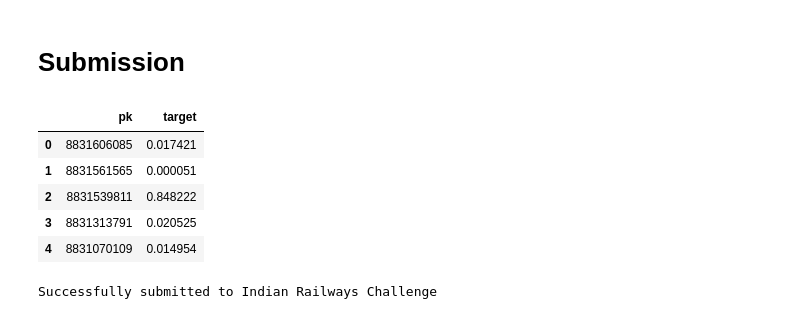
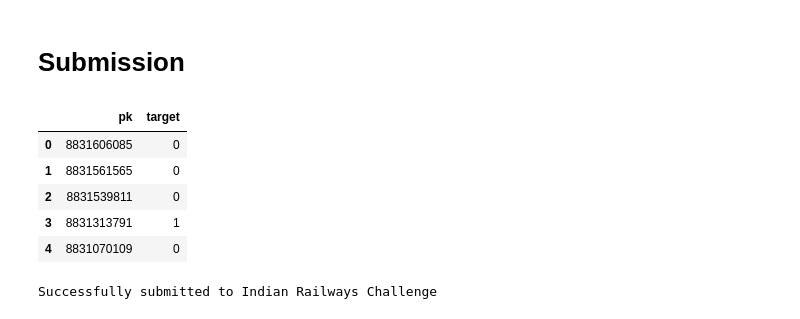
Before and after one commit to Sayak-kgl/Railofy, a Jupyter notebook: railofy-rf-xgb-tuned.ipynb, the cells around one changed output. Cells and saved outputs as stored; diff of their text form; code cells hidden in the pictures.

```diff
--- a/railofy-rf-xgb-tuned.ipynb
+++ b/railofy-rf-xgb-tuned.ipynb
@@ -356,7 +372,7 @@ def clf_report(model_name, val_y, pred_y):
 # %% [markdown]
 #### *Random Forest*
 # %%
-rf = RandomForestClassifier()
+rf = RandomForestClassifier(class_weight="balanced")
 rf.fit(X_train, y_train)
 
 model_accuracy(rf, X_val, y_val)
@@ -373,0 +392,5 @@ Accuracy is 80.65%
+# %%
+lgbm = LGBMClassifier()
+lgbm.fit(X_train, y_train)
+
+model_accuracy(lgbm, X_val, y_val)
@@ -565,0 +615,20 @@ weighted avg       0.93      0.93      0.93      9193
+# %%
+# Grid search to find best paramters
+
+lgbm = LGBMClassifier()
+
+param_grid = {
+    'n_estimators': [350],
+    'colsample_bytree': [0.52],
+    'max_bin': [1100],
+    'num_leaves' : [500],
+    'reg_alpha': [0.01],
+    'reg_lambda': [0.01],
+    'learning_rate':[0.14],
+    'min_child_samples':[2]
+}
+
+lgbm_grid = GridSearchCV(lgbm, param_grid = param_grid, cv = 5, verbose = 2, n_jobs = -1)
+lgbm_grid.fit(X_train,y_train)
+
+model_performance(lgbm_grid,'XGBoost', X_val, y_val)
@@ -566,20 +655,20 @@ weighted avg       0.93      0.93      0.93      9193
 # %% [markdown]
 # **Submission**
 # %%
-final_pred_proba = xgb_grid.best_estimator_.predict_proba(X_test)
+final_pred = lgbm_grid.best_estimator_.predict(X_test)
 
 final_df = pd.DataFrame()
 final_df['pk'] = pd.read_csv("Railofy_testing_data_for_model.csv")['pk']
 # %%
-final_df['target'] = final_pred_proba[:,1]
+final_df['target'] = final_pred
 final_df.head()
 # %% [output]
 |  | pk | target |
-| 0 | 8831606085 | 0.017421 |
-| 1 | 8831561565 | 0.000051 |
-| 2 | 8831539811 | 0.848222 |
-| 3 | 8831313791 | 0.020525 |
-| 4 | 8831070109 | 0.014954 |
+| 0 | 8831606085 | 0 |
+| 1 | 8831561565 | 0 |
+| 2 | 8831539811 | 0 |
+| 3 | 8831313791 | 1 |
+| 4 | 8831070109 | 0 |
 # %%
 final_df.to_csv("submission.csv", index=False)
 # %%
```
Also changed, not shown: parts of 14 cells of this notebook.
